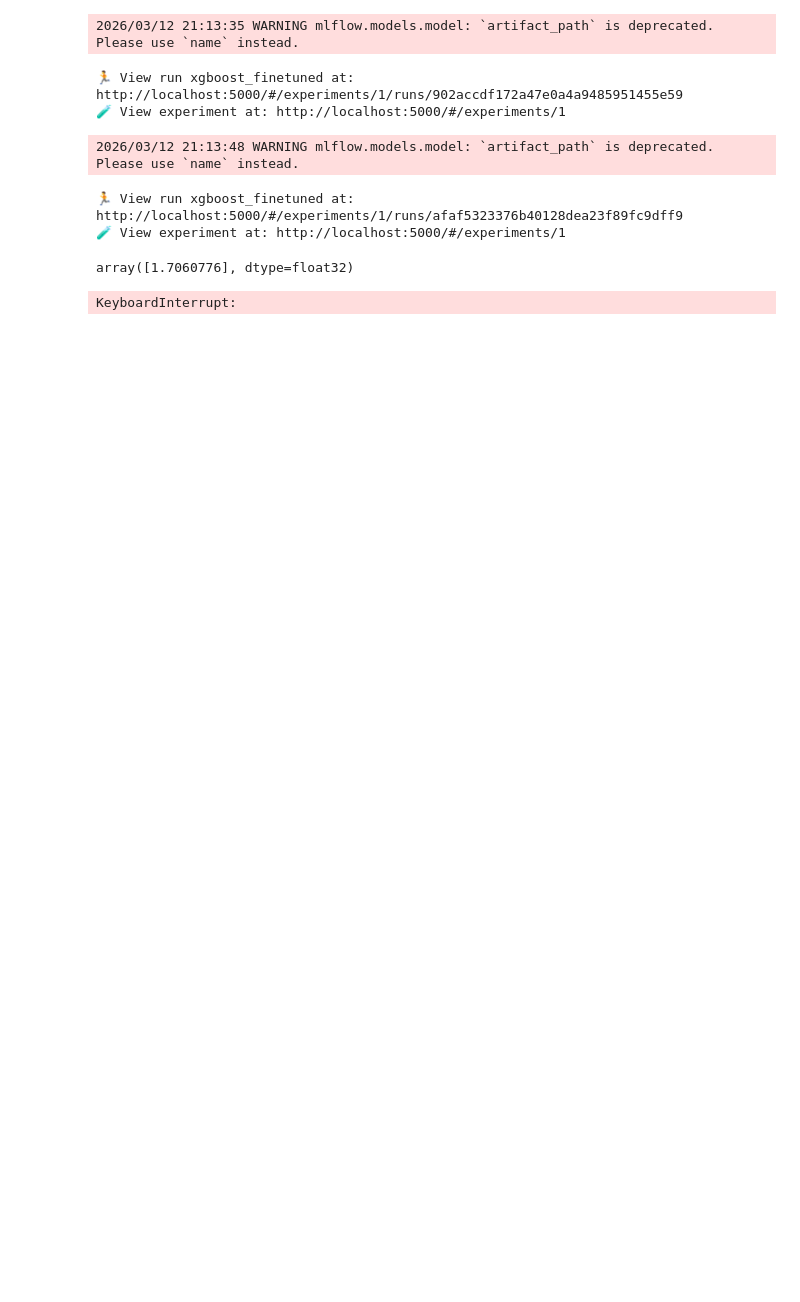
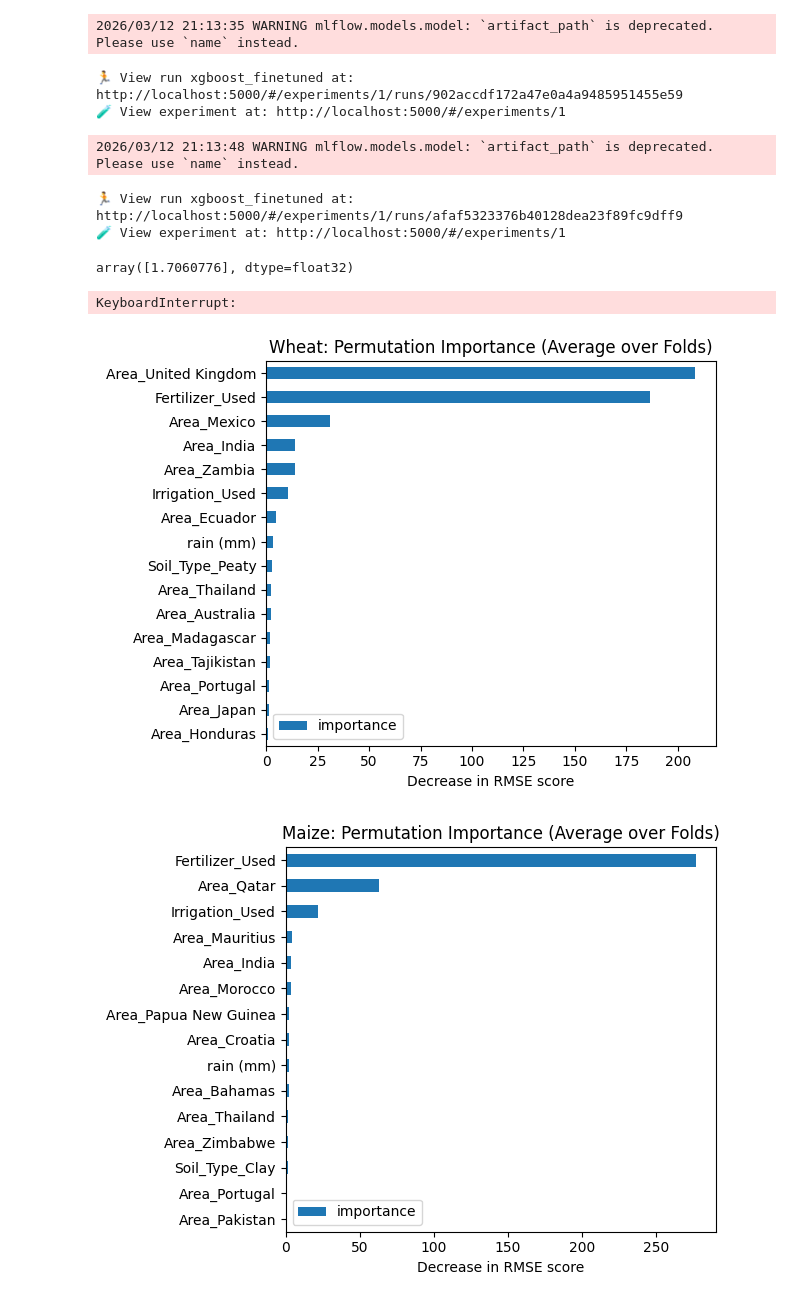
Before and after one commit to mp-mech-ai/reco-agricole, a Jupyter notebook: notebooks/2_fine-tuning.ipynb, the cells around one changed output. Saved outputs shown, nothing was run; the diff lists cells and outputs as text; code cells hidden in the pictures; blank space fills up the shorter version.

Commit message:
Add feature importance plot at the end

```diff
--- a/notebooks/2_fine-tuning.ipynb
+++ b/notebooks/2_fine-tuning.ipynb
@@ -226,3 +226,19 @@ for crop in knn_df["item"].unique():
     model.save_model(f"../src/models/{crop.lower()}_model.json")
 # %% [output]
 KeyboardInterrupt:
+# %%
+import xgboost as xgb
+
+for crop in knn_df["item"].unique():
+    model = xgb.Booster()
+    model.load_model(f"../src/models/{crop.lower()}_model.json")
+    feature_importance = pd.DataFrame(data=[model.get_score(importance_type="gain")]).transpose().sort_values(0, ascending=True)
+    feature_importance.columns = ["importance"]
+    feature_importance[feature_importance["importance"] > 1].plot.barh()
+    plt.xlabel("Decrease in RMSE score")
+    plt.title(f"{crop}: Permutation Importance (Average over Folds)")
+    plt.tight_layout()
+    plt.show()
+# %% [output]
+[figure, added]
+[figure, added]
```
Also changed, not shown: parts of 1 cell of this notebook, 1 other file.
